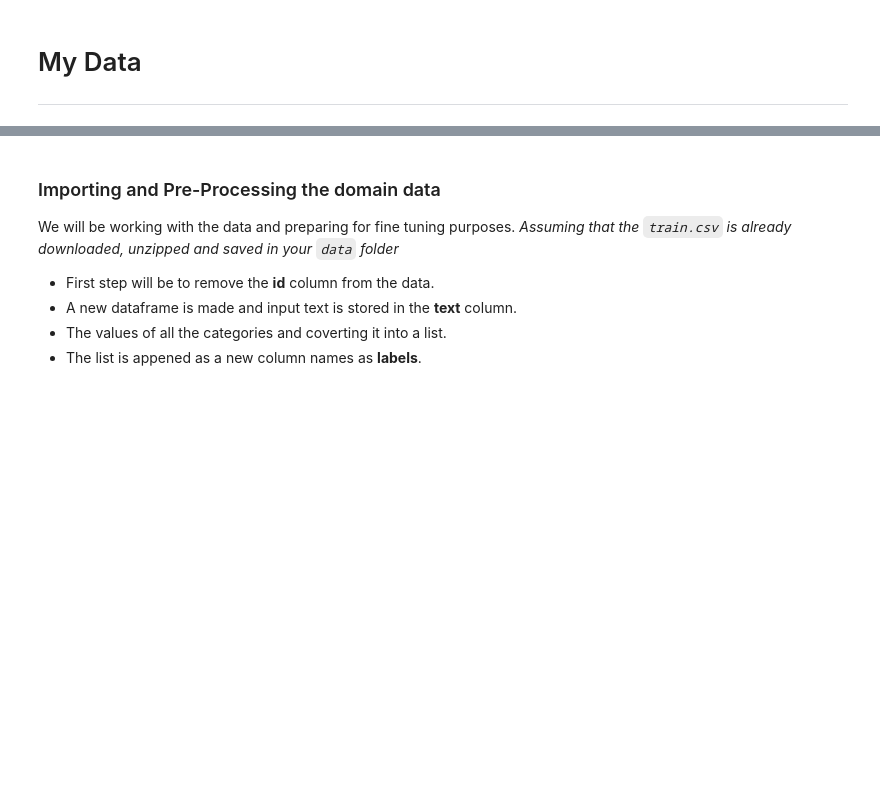
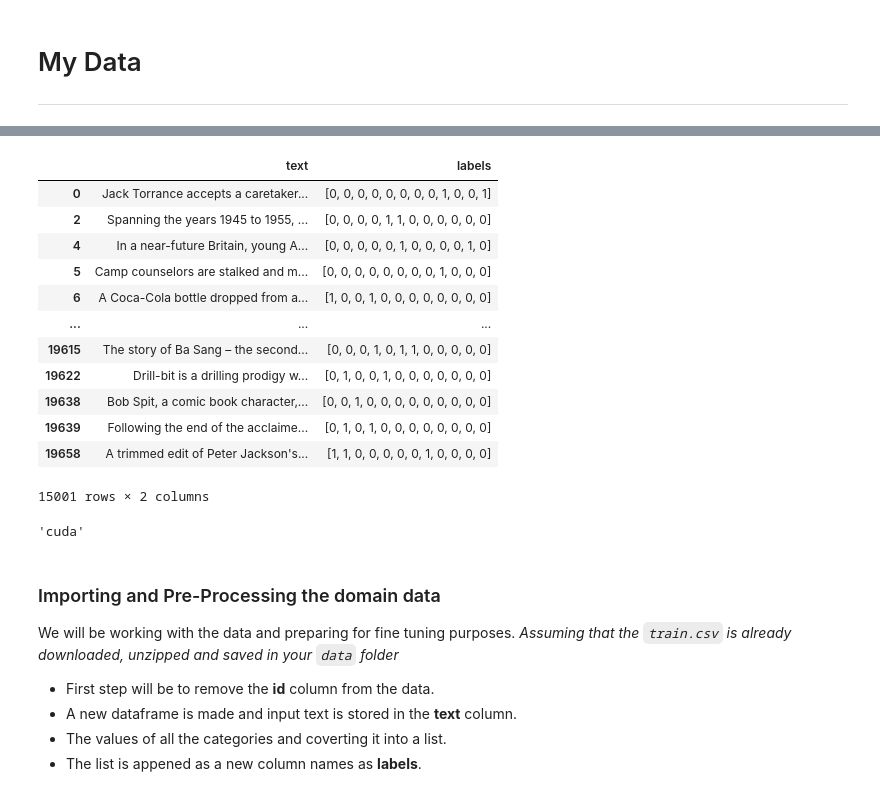
Before and after one commit to kitsamho/imdb_app, a Jupyter notebook: Transformers_multilabel_distilbert.ipynb, the cells around one changed output, grey strips where cells are left out. Drawn from its saved outputs; the diff is of its cells as text; code cells hidden in the pictures; blank space fills up the shorter version.

```diff
--- a/Transformers_multilabel_distilbert.ipynb
+++ b/Transformers_multilabel_distilbert.ipynb
@@ -138,11 +176,34 @@ genre_include
 
 
 df['labels'] = df['genres'].apply(multi_label_prep)
+# %%
+new_df = df[['overview','labels']]
+new_df.columns = ['text','labels']
+# %%
+new_df
+# %% [output]
+|  | text | labels |
+| 0 | Jack Torrance accepts a caretaker... | [0, 0, 0, 0, 0, 0, 0, 0, 1, 0, 0, 1] |
+| 2 | Spanning the years 1945 to 1955, ... | [0, 0, 0, 0, 1, 1, 0, 0, 0, 0, 0, 0] |
+| 4 | In a near-future Britain, young A... | [0, 0, 0, 0, 0, 1, 0, 0, 0, 0, 1, 0] |
+| 5 | Camp counselors are stalked and m... | [0, 0, 0, 0, 0, 0, 0, 0, 1, 0, 0, 0] |
+| 6 | A Coca-Cola bottle dropped from a... | [1, 0, 0, 1, 0, 0, 0, 0, 0, 0, 0, 0] |
+| ... | ... | ... |
+| 19615 | The story of Ba Sang – the second... | [0, 0, 0, 1, 0, 1, 1, 0, 0, 0, 0, 0] |
+| 19622 | Drill-bit is a drilling prodigy w... | [0, 1, 0, 0, 1, 0, 0, 0, 0, 0, 0, 0] |
+| 19638 | Bob Spit, a comic book character,... | [0, 0, 1, 0, 0, 0, 0, 0, 0, 0, 0, 0] |
+| 19639 | Following the end of the acclaime... | [0, 1, 0, 1, 0, 0, 0, 0, 0, 0, 0, 0] |
+| 19658 | A trimmed edit of Peter Jackson's... | [1, 1, 0, 0, 0, 0, 0, 1, 0, 0, 0, 0] |
+15001 rows × 2 columns
 # %%
 # # Setting up the device for GPU usage
 
 from torch import cuda
 device = 'cuda' if cuda.is_available() else 'cpu'
+# %%
+device
+# %% [output]
+'cuda'
 # %%
 def hamming_score(y_true, y_pred, normalize=True, sample_weight=None):
     acc_list = []
```
Also changed, not shown: parts of 12 cells of this notebook.
